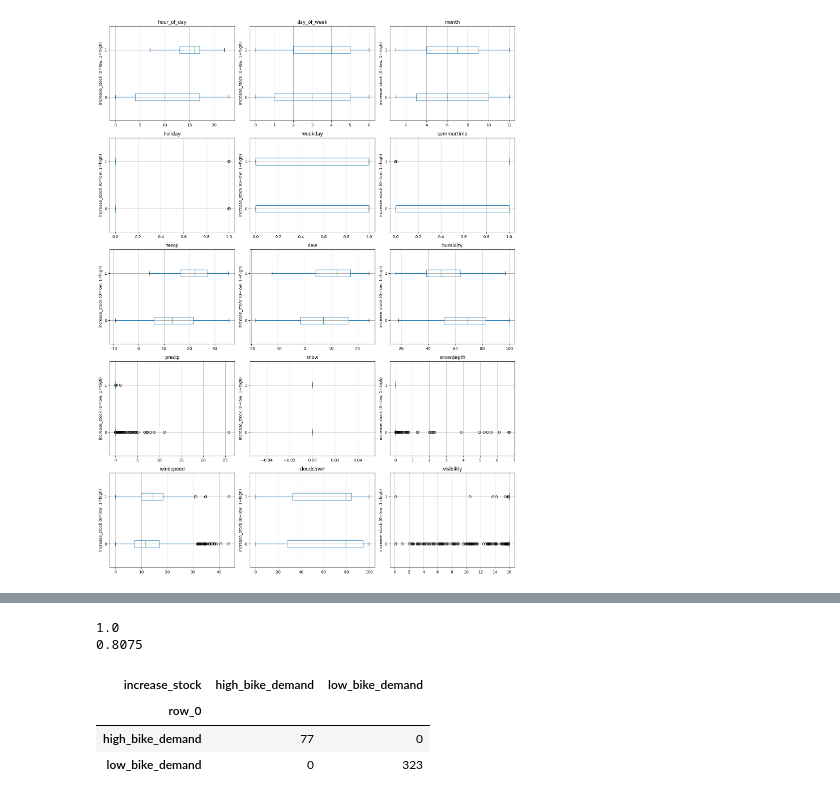
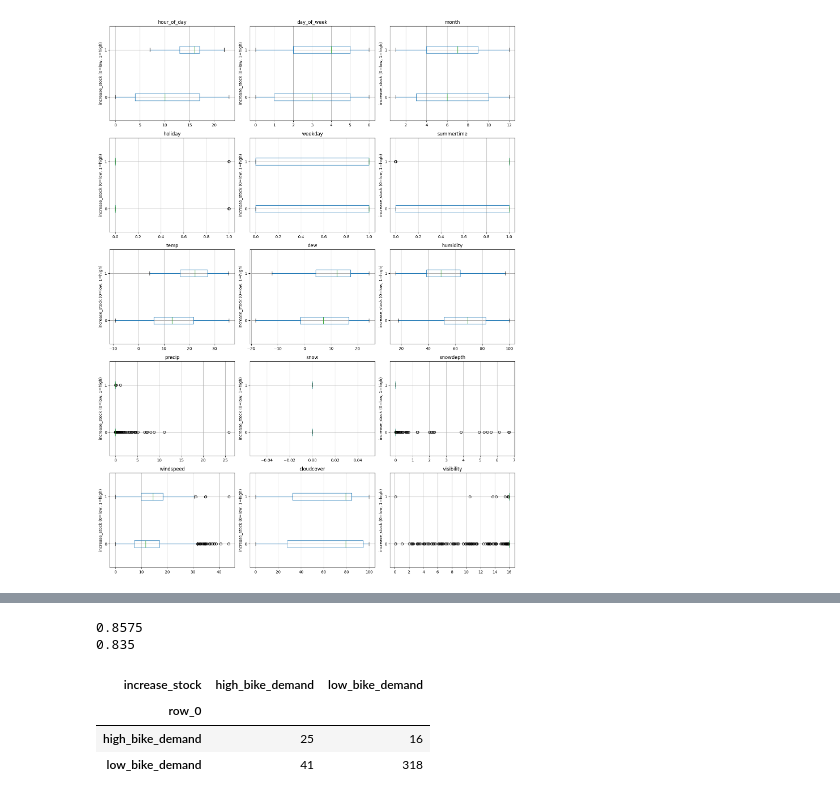
Before and after one commit to HenrikPont/smaskprojekt, a Jupyter notebook: logreg.ipynb, the cells around one changed output, grey strips where cells are left out. Saved outputs shown, nothing was run; the diff lists cells and outputs as text; code cells hidden in the pictures.

```diff
--- a/logreg.ipynb
+++ b/logreg.ipynb
@@ -111,26 +111,26 @@ from sklearn import model_selection as ms
 [train, test] = ms.train_test_split(bikes)
 # %%
 model = skl_lm.LogisticRegression(max_iter=10000)
-X_train = train.drop(columns=['increase_stock', 'snow', 'holiday', 'month'])
+X_train = train.drop(columns=['increase_stock', 'snow', 'holiday', 'month', 'increase_stock_num'])
 y_train = train['increase_stock']
 
-X_test = test.drop(columns=['increase_stock', 'snow', 'holiday', 'month'])
+X_test = test.drop(columns=['increase_stock', 'snow', 'holiday', 'month', 'increase_stock_num'])
 y_test = test['increase_stock']
 
 model.fit(X_train, y_train)
 
 y_star = model.predict(X_test)
 
 print(np.mean(y_star == y_test))
 
 naive = ['low_bike_demand'] * len(y_test)
 print(np.mean(naive == y_test))
 # pd.crosstab(sanity_check, y_test)
 pd.crosstab(y_star, y_test)
 # %% [output]
-1.0
-0.8075
+0.8575
+0.835
 | increase_stock | high_bike_demand | low_bike_demand |
 | row_0 |  |  |
-| high_bike_demand | 77 | 0 |
-| low_bike_demand | 0 | 323 |
+| high_bike_demand | 25 | 16 |
+| low_bike_demand | 41 | 318 |
```
